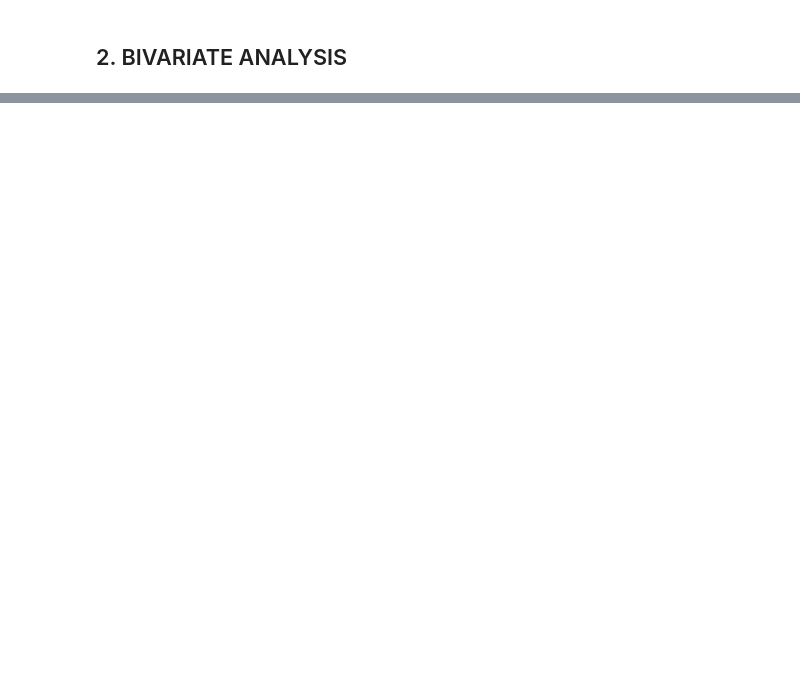
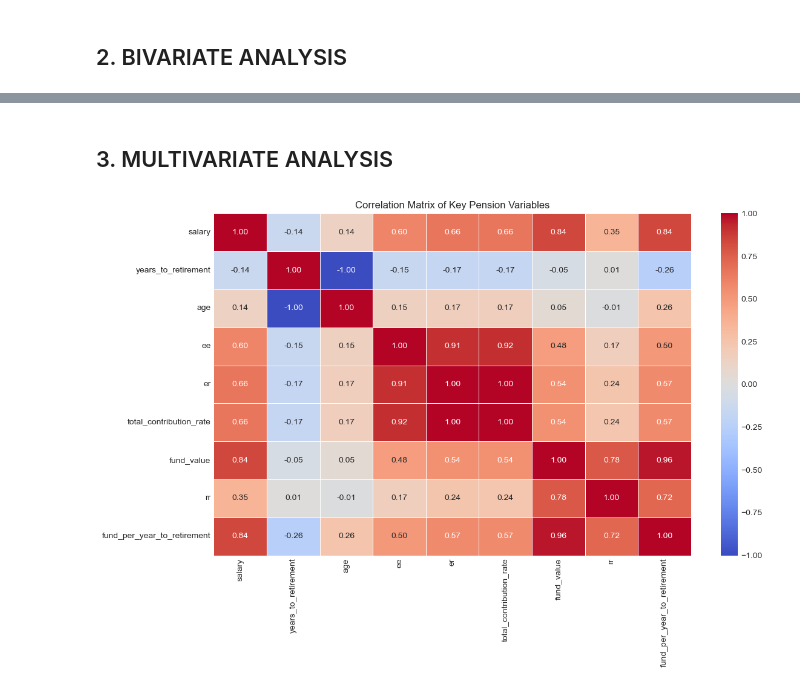
Before and after one commit to Vain-Guy/Labour-Force, a Jupyter notebook: Notebooks/eda.ipynb, the cells around one changed output, grey strips where cells are left out. Drawn from its saved outputs; the diff is of its cells as text; code cells hidden in the pictures; blank space fills up the shorter version.

```diff
--- a/Notebooks/eda.ipynb
+++ b/Notebooks/eda.ipynb
@@ -447,0 +595,33 @@ This split may have major implications for:
+# %% [markdown]
+## 3. MULTIVARIATE ANALYSIS
+# %%
+# Build correlation matrix
+vars_corr = [
+    "salary",
+    "years_to_retirement",
+    "age",
+    "ee",
+    "er",
+    "total_contribution_rate",
+    "fund_value",
+    "rr",
+    "fund_per_year_to_retirement"
+]
+
+corr = data[vars_corr].corr(method='spearman')
+
+plt.figure(figsize=(12, 8))
+sns.heatmap(
+    corr,
+    annot=True,
+    fmt=".2f",
+    cmap="coolwarm",
+    center=0,
+    linewidths=0.5
+)
+plt.title("Correlation Matrix of Key Pension Variables")
+
+plt.tight_layout()
+plt.show()
+# %% [output]
+[figure, added]
```
Also changed, not shown: parts of 14 cells of this notebook.
